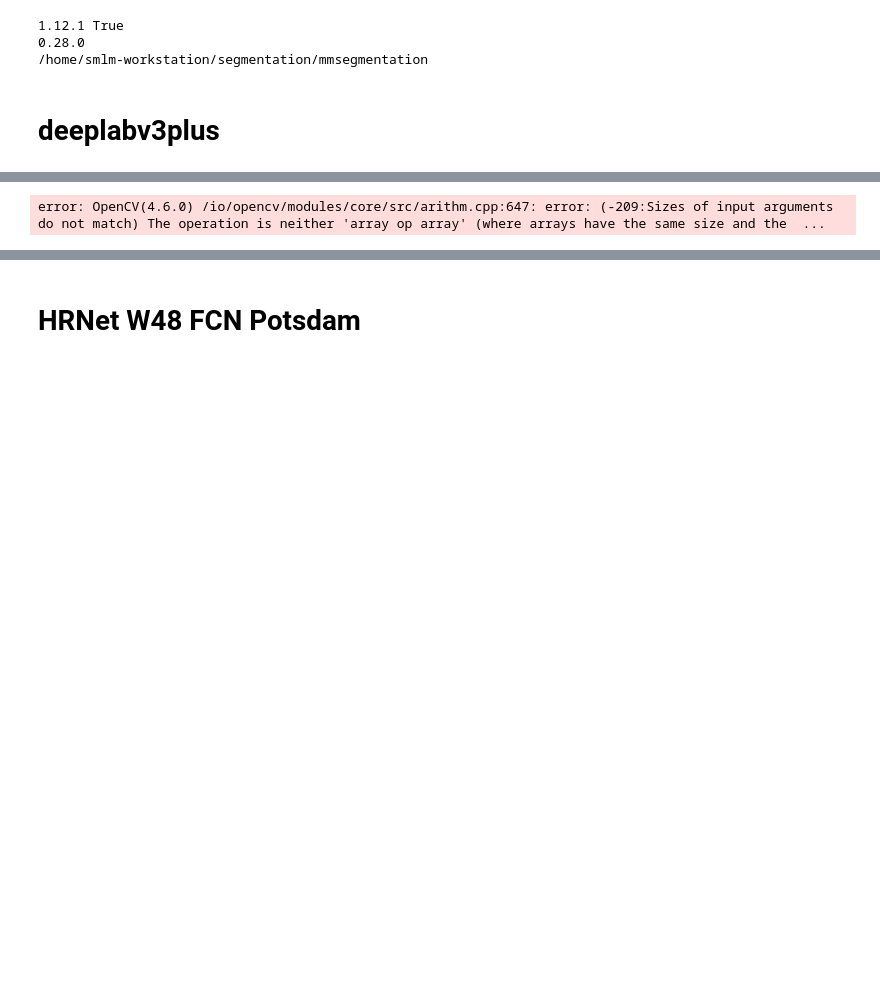
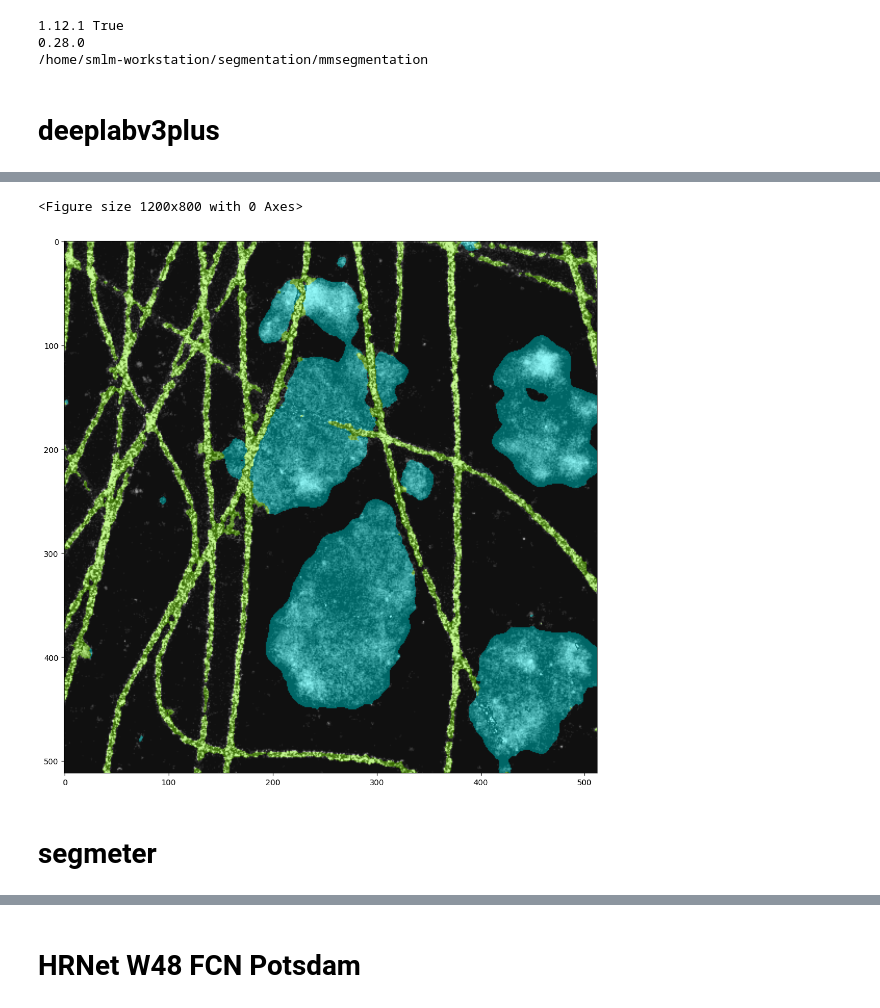
Before and after one commit to androbaza/smlm-seg, a Jupyter notebook: MMSegmentation_SMLM.ipynb, the cells around one changed output, grey strips where cells are left out. Drawn from its saved outputs; the diff is of its cells as text; code cells hidden in the pictures; blank space fills up the shorter version.

```diff
--- a/MMSegmentation_SMLM.ipynb
+++ b/MMSegmentation_SMLM.ipynb
@@ -251,6 +219,7 @@ datasets = [build_dataset(cfg.data.train)]
 model = build_segmentor(cfg.model)
 # Add an attribute for visualization convenience
 model.CLASSES = datasets[0].CLASSES
+model.PALETTE = datasets[0].PALETTE
 
 # Create work_dir
 mmcv.mkdir_or_exist(osp.abspath(cfg.work_dir))
@@ -277,11 +269,16 @@ before_train_epoch:
 # %%
 from mmseg.apis import inference_segmentor, init_segmentor, show_result_pyplot
 
-img = mmcv.imread('../data/combined/images/0003790.png', 'grayscale')
+img = mmcv.imread('../data/combined/images/0003790.png')
 # img = mmcv.imread('../data/test/3k.jpg')
 model.cfg = cfg
+# model = init_segmentor(
+#     cfg, checkpoint='/home/smlm-workstation/segmentation/mmsegmentation/work_dirs/deeplabv3plus_r50/iter_2000p.pth')
 result = inference_segmentor(model, img)
 plt.figure(figsize=(12, 8))
-show_result_pyplot(model, img, result, palette, opacity = 0.2)
+show_result_pyplot(model, img, result, palette, opacity = 0.4)
 # %% [output]
-error: OpenCV(4.6.0) /io/opencv/modules/core/src/arithm.cpp:647: error: (-209:Sizes of input arguments do not match) The operation is neither 'array op array' (where arrays have the same size and the  ...
+<Figure size 1200x800 with 0 Axes>
+[figure, added]
+# %% [markdown]
+# segmeter
```
Also changed, not shown: parts of 10 cells of this notebook, 4 other files.
